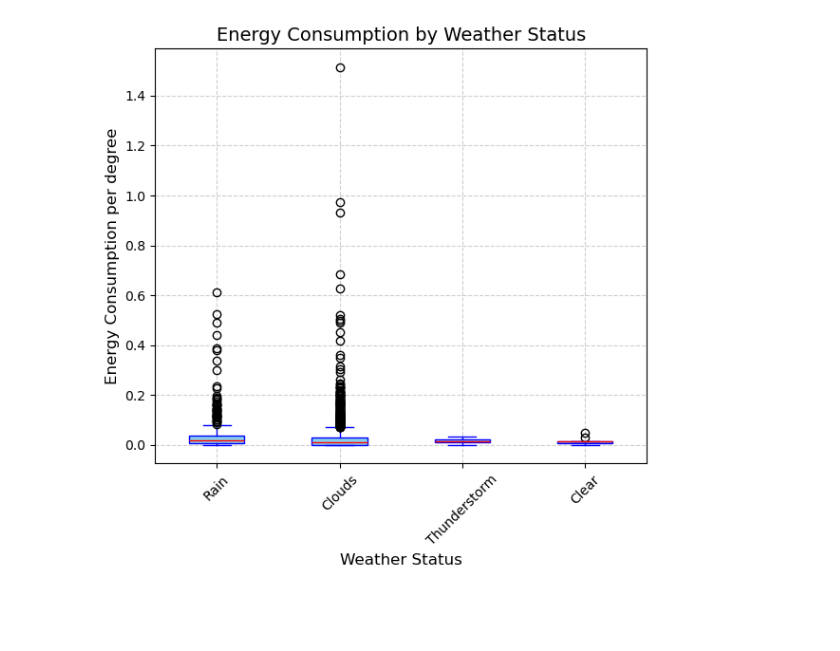
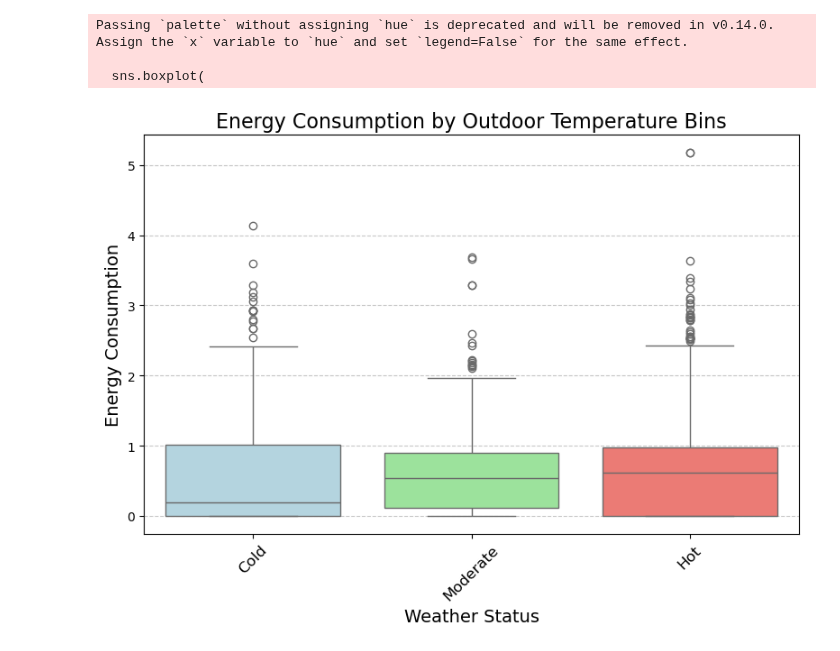
Before and after one commit to AYunYang/AI_trial, a Jupyter notebook: Data analysis/analysis_W512.ipynb, the cells around one changed output. Drawn from its saved outputs; the diff is of its cells as text; code cells hidden in the pictures; blank space fills up the shorter version.

Commit message:
updated data analysis

```diff
--- a/Data analysis/analysis_W512.ipynb
+++ b/Data analysis/analysis_W512.ipynb
@@ -312,51 +362,55 @@ final_data_created
 # %%
+import seaborn as sns
 import matplotlib.pyplot as plt
 import numpy as np
 
-max_energy_consumption = 50  # Adjust this value based on your data
+# Define dynamic thresholds
+hot_threshold = np.percentile(aircon_status_result["outdoor_temp"], 70)  # Top 30%
+cold_threshold = np.percentile(aircon_status_result["outdoor_temp"], 30)  # Bottom 30%
 
-# Define unique weather statuses, excluding "Haze"
-unique_weather_statuses = aircon_status_result["weather_status"].unique()
-# Initialize data for box plots
-boxplot_data = []
+def categorize_temperature(temp):
+    if temp >= hot_threshold:
+        return "Hot"
+    elif temp <= cold_threshold:
+        return "Cold"
+    else:
+        return "Moderate"
 
-# Collect energy consumption data for each weather status
-for status in unique_weather_statuses:
-    weather_data = aircon_status_result[
-        (aircon_status_result["weather_status"] == status)
-    ]
-    # Filter data to exclude values above max consumption
-    valid_data = weather_data[weather_data["energy_consumption"] < max_energy_consumption]
-    boxplot_data.append(valid_data["energy_consumption"])
+# Apply the categorization function
+aircon_status_result["temperature_category"] = aircon_status_result["outdoor_temp"].apply(categorize_temperature)
 
-# Create a box plot
-fig, ax = plt.subplots(figsize=(6, 6))
-ax.boxplot(
-    boxplot_data,
-    labels=unique_weather_statuses,
-    patch_artist=True,
-    boxprops=dict(facecolor='skyblue', color='blue'),
-    medianprops=dict(color='red'),
-    whiskerprops=dict(color='blue'),
-    capprops=dict(color='blue'),
+# Create the boxplot using Seaborn
+plt.figure(figsize=(8, 6))
+sns.boxplot(
+    data=aircon_status_result,
+    x="temperature_category",
+    y="energy_consumption",
+    palette = {
+        "Cold": "lightblue",  # Valid Seaborn color
+        "Moderate": "lightgreen",  # Valid Seaborn color
+        "Hot": "#FF6961"  # Hex code for a "light red" shade
+    },
+    order=["Cold", "Moderate", "Hot"]  # Ensure consistent order
 )
 
 # Add labels and title
-ax.set_title("Energy Consumption by Weather Status", fontsize=14)
-ax.set_ylabel("Energy Consumption per degree", fontsize=12)
-ax.set_xlabel("Weather Status", fontsize=12)
+plt.title("Energy Consumption by Outdoor Temperature Bins", fontsize=16)
+plt.xlabel("Weather Status", fontsize=14)
+plt.ylabel("Energy Consumption", fontsize=14)
 
-# Customize x-axis labels
-ax.set_xticks(range(1, len(unique_weather_statuses) + 1))
-ax.set_xticklabels(unique_weather_statuses, rotation=45, fontsize=10)
+# Rotate x-axis labels for better readability
+plt.xticks(rotation=45, fontsize=12)
 
-# Add grid for better readability
-ax.grid(True, linestyle="--", alpha=0.6)
+# Add gridlines
+plt.grid(axis='y', linestyle='--', alpha=0.7)
 
 # Show the plot
 plt.tight_layout()
 plt.show()
 # %% [output]
+Passing `palette` without assigning `hue` is deprecated and will be removed in v0.14.0. Assign the `x` variable to `hue` and set `legend=False` for the same effect.
+
+  sns.boxplot(
-[figure, old version]
+[figure, new version]
 # %%
 import matplotlib.pyplot as plt
```
Also changed, not shown: parts of 3 cells of this notebook, 9 other files.
